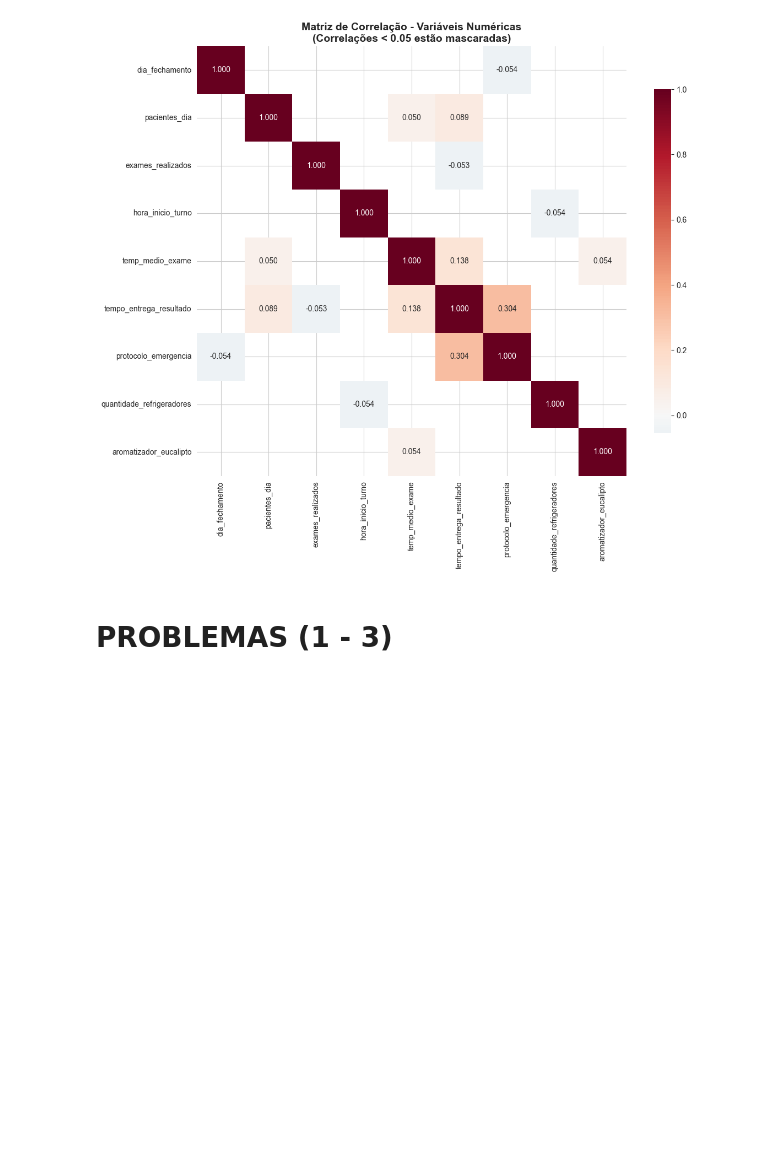
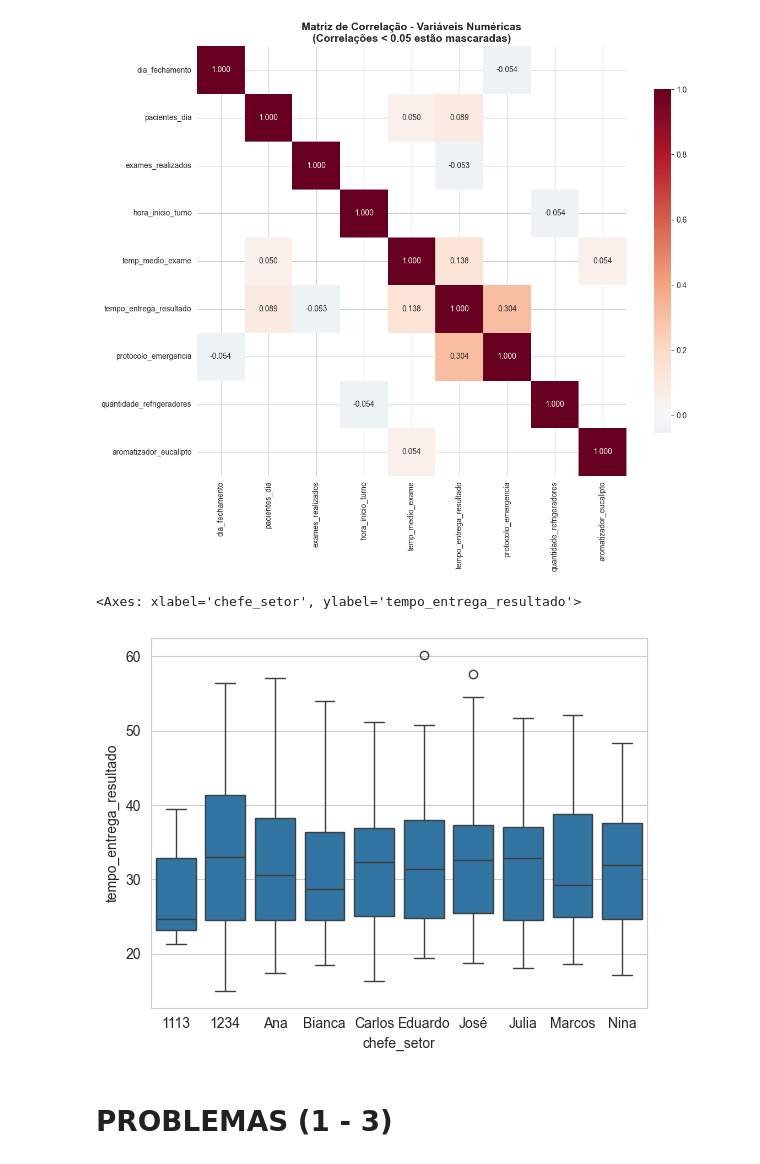
Before and after one commit to Asteriuz/challenge4-data_sciencee, a Jupyter notebook: main.ipynb, the cells around one changed output. Saved outputs shown, nothing was run; the diff lists cells and outputs as text; code cells hidden in the pictures; blank space fills up the shorter version.

```diff
--- a/main.ipynb
+++ b/main.ipynb
@@ -231,6 +232,11 @@ plt.savefig('./imgs/correlation_matrix_dasa.png')
 plt.show()
 # %% [output]
 [figure]
+# %%
+sns.boxplot(x='chefe_setor', y='tempo_entrega_resultado', data=df_dasa_formatted)
+# %% [output]
+<Axes: xlabel='chefe_setor', ylabel='tempo_entrega_resultado'>
+[figure, added]
 # %% [markdown]
 # **PROBLEMAS (1 - 3)**
 # %% [markdown]
```
Also changed, not shown: parts of 9 cells of this notebook, 4 other files.
